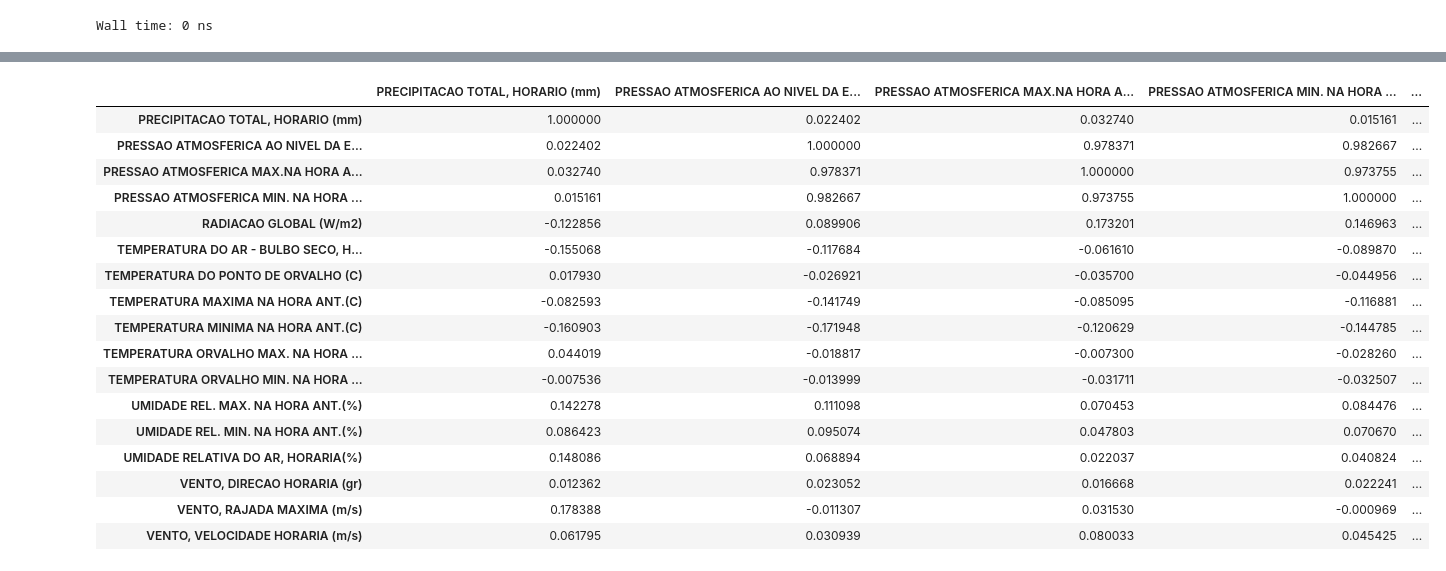
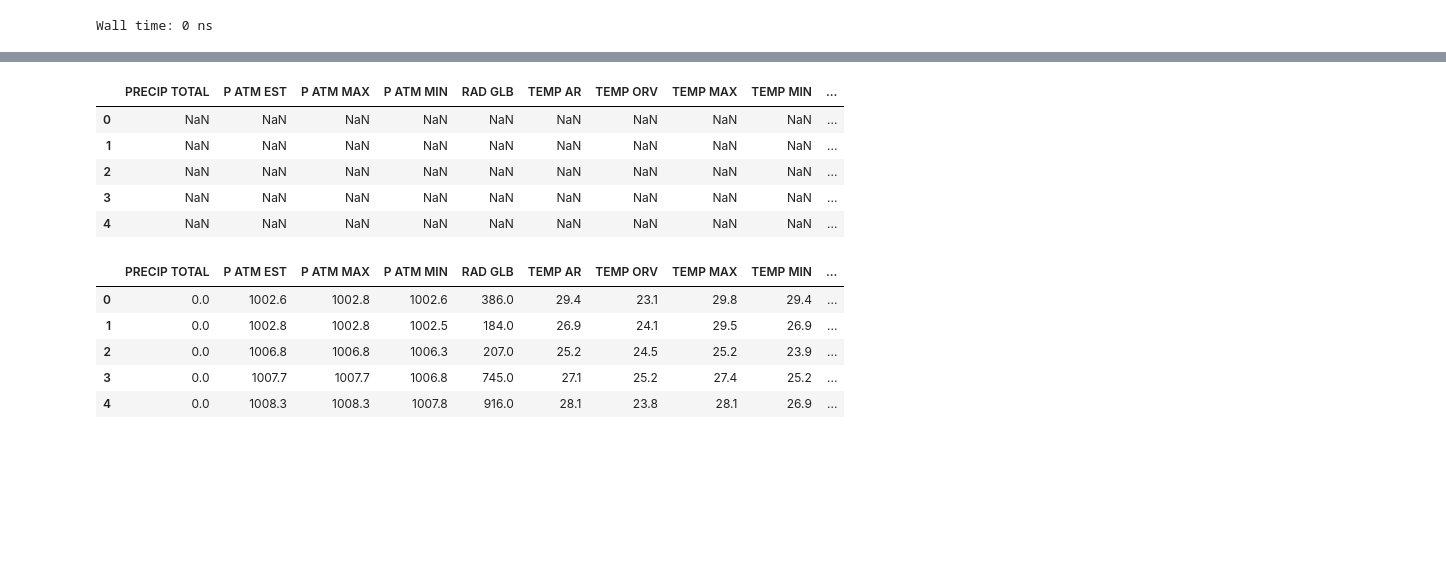
Before and after one commit to AbnerNeves/Estacao_Metereologica, a Jupyter notebook: previsao_tempo.ipynb, the cells around one changed output, grey strips where cells are left out. Cells and saved outputs as stored; diff of their text form; code cells hidden in the pictures; blank space fills up the shorter version.

```diff
--- a/previsao_tempo.ipynb
+++ b/previsao_tempo.ipynb
@@ -171,4 +169,4 @@ Wall time: 326 ms
 # %%
 # Reset do index
-df.reset_index(drop = True)
+df.reset_index(drop = True, inplace = True)
 # Quando o reset_index é usado, o indice antigo é adiconado ao Dataframe como uma coluna, portanto precisa ser excluido utilizando o parametro drop = True
@@ -214,0 +182,28 @@ df["VENTO, VELOCIDADE HORARIA (m/s)"] = pd.to_numeric(df["VENTO, VELOCIDADE HORA
+# %%
+%%time
+
+df["PRECIP TOTAL"] = pd.to_numeric(df["PRECIP TOTAL"])
+
+df["P ATM EST"] = pd.to_numeric(df["P ATM EST"])
+
+df["P ATM MAX"] = pd.to_numeric(df["P ATM MAX"])
+
+df["P ATM MIN"] = pd.to_numeric(df["P ATM MIN"])
+
+df["RAD GLB"] = pd.to_numeric(df["RAD GLB"])
+
+df["TEMP AR"] = pd.to_numeric(df["TEMP AR"])
+
+df["TEMP ORV"] = pd.to_numeric(df["TEMP ORV"])
+
+df["TEMP MAX"] = pd.to_numeric(df["TEMP MAX"])
+
+df["TEMP MIN"] = pd.to_numeric(df["TEMP MIN"])
+
+df["TEMP ORV MAX"] = pd.to_numeric(df["TEMP ORV MAX"])
+
+df["TEMP ORV MIN"] = pd.to_numeric(df["TEMP ORV MIN"])
+
+df["VENTO RAJ MAX"] = pd.to_numeric(df["VENTO RAJ MAX"])
+
+df["VENTO VEL"] = pd.to_numeric(df["VENTO VEL"])
@@ -235,21 +232,16 @@ memory usage: 56.8+ MB
+# %%
+df.drop(['DATA', 'HORA'], inplace = True, axis = 1)
+# %%
+df['ano'] = df['DATA_HORA'].dt.year
+df['mes'] = df['DATA_HORA'].dt.month
+df['dia'] = df['DATA_HORA'].dt.day
+df.drop("DATA_HORA", inplace = True, axis =1)
 # %%
-df.corr()
+df.head()
 # %% [output]
-|  | PRECIPITACAO TOTAL, HORARIO (mm) | PRESSAO ATMOSFERICA AO NIVEL DA E... | PRESSAO ATMOSFERICA MAX.NA HORA A... | PRESSAO ATMOSFERICA MIN. NA HORA ... | ... |
-| PRECIPITACAO TOTAL, HORARIO (mm) | 1.000000 | 0.022402 | 0.032740 | 0.015161 | ... |
-| PRESSAO ATMOSFERICA AO NIVEL DA E... | 0.022402 | 1.000000 | 0.978371 | 0.982667 | ... |
-| PRESSAO ATMOSFERICA MAX.NA HORA A... | 0.032740 | 0.978371 | 1.000000 | 0.973755 | ... |
-| PRESSAO ATMOSFERICA MIN. NA HORA ... | 0.015161 | 0.982667 | 0.973755 | 1.000000 | ... |
-| RADIACAO GLOBAL (W/m2) | -0.122856 | 0.089906 | 0.173201 | 0.146963 | ... |
-| TEMPERATURA DO AR - BULBO SECO, H... | -0.155068 | -0.117684 | -0.061610 | -0.089870 | ... |
-| TEMPERATURA DO PONTO DE ORVALHO (C) | 0.017930 | -0.026921 | -0.035700 | -0.044956 | ... |
-| TEMPERATURA MAXIMA NA HORA ANT.(C) | -0.082593 | -0.141749 | -0.085095 | -0.116881 | ... |
-| TEMPERATURA MINIMA NA HORA ANT.(C) | -0.160903 | -0.171948 | -0.120629 | -0.144785 | ... |
-| TEMPERATURA ORVALHO MAX. NA HORA ... | 0.044019 | -0.018817 | -0.007300 | -0.028260 | ... |
-| TEMPERATURA ORVALHO MIN. NA HORA ... | -0.007536 | -0.013999 | -0.031711 | -0.032507 | ... |
-| UMIDADE REL. MAX. NA HORA ANT.(%) | 0.142278 | 0.111098 | 0.070453 | 0.084476 | ... |
-| UMIDADE REL. MIN. NA HORA ANT.(%) | 0.086423 | 0.095074 | 0.047803 | 0.070670 | ... |
-| UMIDADE RELATIVA DO AR, HORARIA(%) | 0.148086 | 0.068894 | 0.022037 | 0.040824 | ... |
-| VENTO, DIRECAO HORARIA (gr) | 0.012362 | 0.023052 | 0.016668 | 0.022241 | ... |
-| VENTO, RAJADA MAXIMA (m/s) | 0.178388 | -0.011307 | 0.031530 | -0.000969 | ... |
-| VENTO, VELOCIDADE HORARIA (m/s) | 0.061795 | 0.030939 | 0.080033 | 0.045425 | ... |
+|  | PRECIP TOTAL | P ATM EST | P ATM MAX | P ATM MIN | RAD GLB | TEMP AR | TEMP ORV | TEMP MAX | TEMP MIN | ... |
+| 0 | NaN | NaN | NaN | NaN | NaN | NaN | NaN | NaN | NaN | ... |
+| 1 | NaN | NaN | NaN | NaN | NaN | NaN | NaN | NaN | NaN | ... |
+| 2 | NaN | NaN | NaN | NaN | NaN | NaN | NaN | NaN | NaN | ... |
+| 3 | NaN | NaN | NaN | NaN | NaN | NaN | NaN | NaN | NaN | ... |
+| 4 | NaN | NaN | NaN | NaN | NaN | NaN | NaN | NaN | NaN | ... |
@@ -255,0 +252,9 @@ df.corr()
+# %%
+df.head()
+# %% [output]
+|  | PRECIP TOTAL | P ATM EST | P ATM MAX | P ATM MIN | RAD GLB | TEMP AR | TEMP ORV | TEMP MAX | TEMP MIN | ... |
+| 0 | 0.0 | 1002.6 | 1002.8 | 1002.6 | 386.0 | 29.4 | 23.1 | 29.8 | 29.4 | ... |
+| 1 | 0.0 | 1002.8 | 1002.8 | 1002.5 | 184.0 | 26.9 | 24.1 | 29.5 | 26.9 | ... |
+| 2 | 0.0 | 1006.8 | 1006.8 | 1006.3 | 207.0 | 25.2 | 24.5 | 25.2 | 23.9 | ... |
+| 3 | 0.0 | 1007.7 | 1007.7 | 1006.8 | 745.0 | 27.1 | 25.2 | 27.4 | 25.2 | ... |
+| 4 | 0.0 | 1008.3 | 1008.3 | 1007.8 | 916.0 | 28.1 | 23.8 | 28.1 | 26.9 | ... |
```
Also changed, not shown: parts of 50 cells of this notebook.
